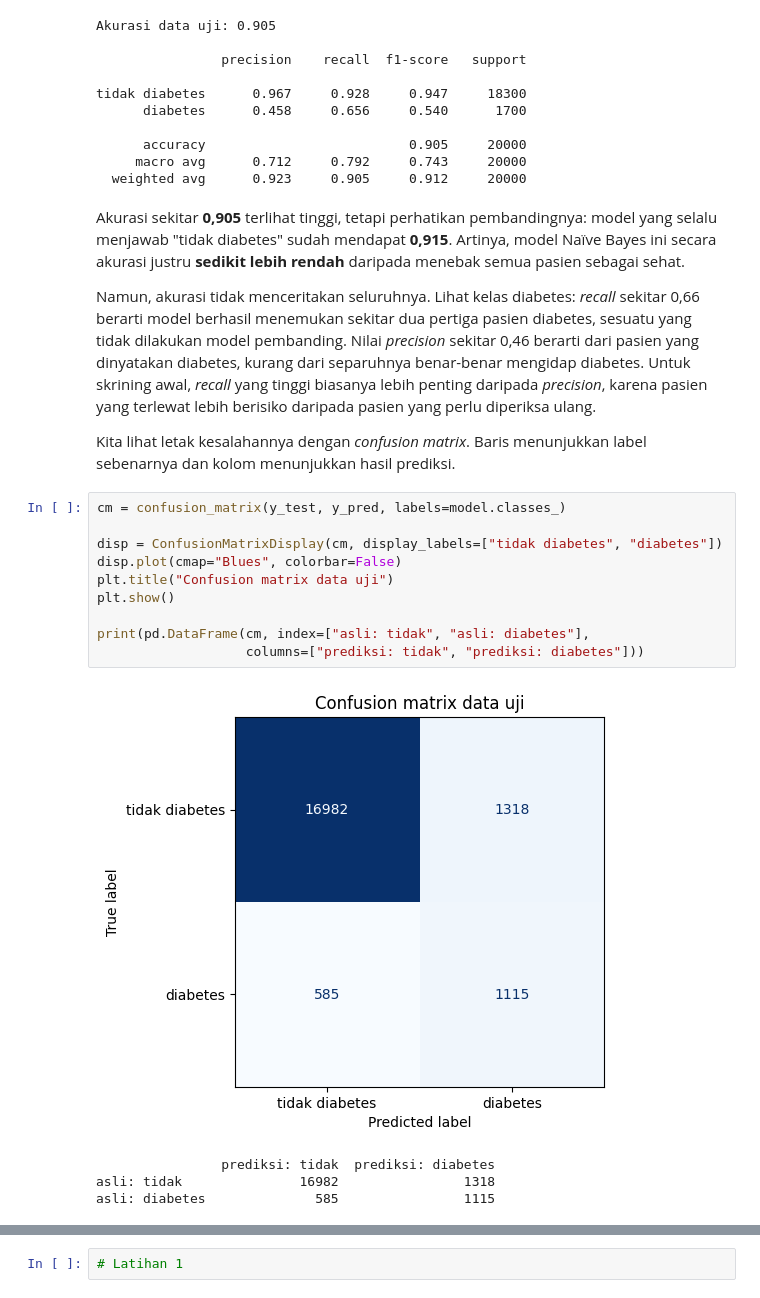
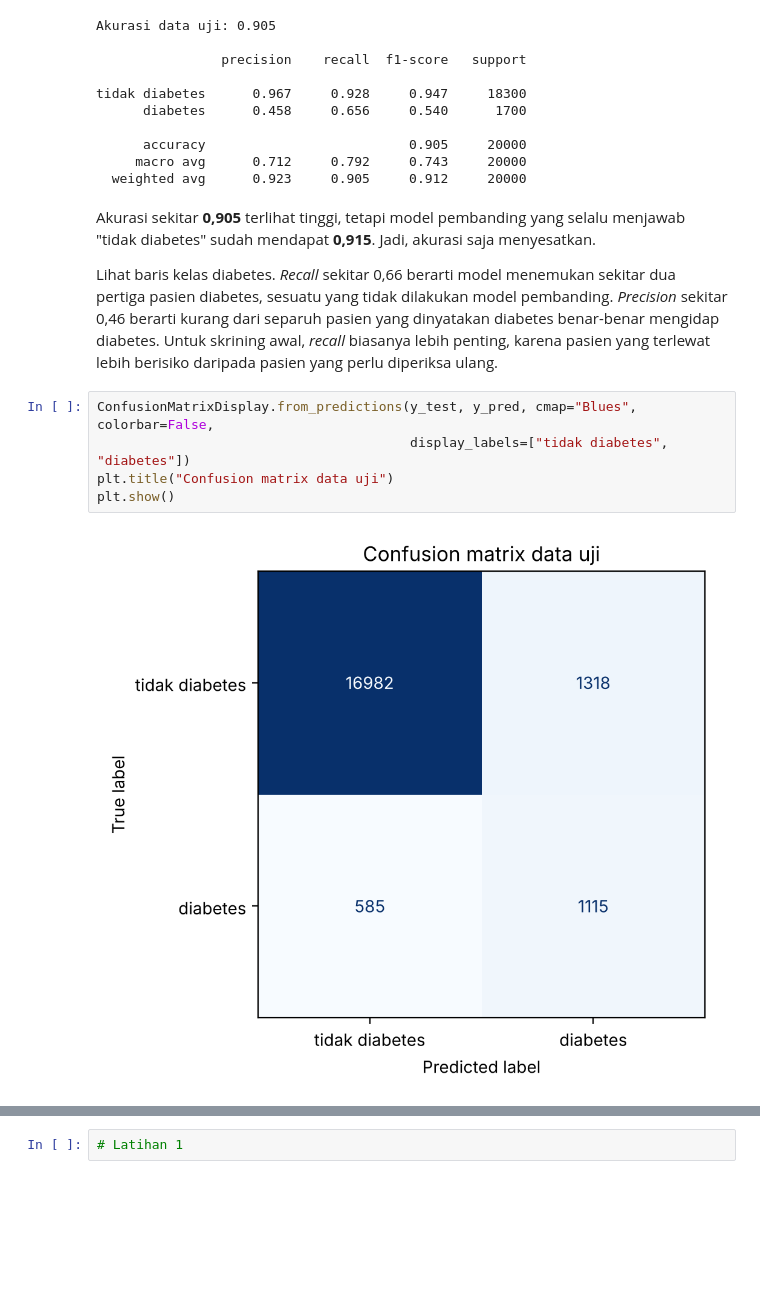
Before and after one commit to ahmad-fathan/Fundamentals-of-Data-Science, a Jupyter notebook: Classification/bab-e3-naive-bayes-prediksi-diabetes.ipynb, the cells around one changed output, grey strips where cells are left out. Cells and saved outputs as stored; diff of their text form; blank space fills up the shorter version.

```diff
--- a/Classification/bab-e3-naive-bayes-prediksi-diabetes.ipynb
+++ b/Classification/bab-e3-naive-bayes-prediksi-diabetes.ipynb
@@ -349,26 +161,16 @@ tidak diabetes      0.967     0.928     0.947     18300
      macro avg      0.712     0.792     0.743     20000
   weighted avg      0.923     0.905     0.912     20000
 # %% [markdown]
-Akurasi sekitar **0,905** terlihat tinggi, tetapi perhatikan pembandingnya: model yang selalu menjawab "tidak diabetes" sudah mendapat **0,915**. Artinya, model Naïve Bayes ini secara akurasi justru **sedikit lebih rendah** daripada menebak semua pasien sebagai sehat.
+Akurasi sekitar **0,905** terlihat tinggi, tetapi model pembanding yang selalu menjawab "tidak diabetes" sudah mendapat **0,915**. Jadi, akurasi saja menyesatkan.
 
-Namun, akurasi tidak menceritakan seluruhnya. Lihat kelas diabetes: *recall* sekitar 0,66 berarti model berhasil menemukan sekitar dua pertiga pasien diabetes, sesuatu yang tidak dilakukan model pembanding. Nilai *precision* sekitar 0,46 berarti dari pasien yang dinyatakan diabetes, kurang dari separuhnya benar-benar mengidap diabetes. Untuk skrining awal, *recall* yang tinggi biasanya lebih penting daripada *precision*, karena pasien yang terlewat lebih berisiko daripada pasien yang perlu diperiksa ulang.
-
-Kita lihat letak kesalahannya dengan *confusion matrix*. Baris menunjukkan label sebenarnya dan kolom menunjukkan hasil prediksi.
+Lihat baris kelas diabetes. *Recall* sekitar 0,66 berarti model menemukan sekitar dua pertiga pasien diabetes, sesuatu yang tidak dilakukan model pembanding. *Precision* sekitar 0,46 berarti kurang dari separuh pasien yang dinyatakan diabetes benar-benar mengidap diabetes. Untuk skrining awal, *recall* biasanya lebih penting, karena pasien yang terlewat lebih berisiko daripada pasien yang perlu diperiksa ulang.
 # %%
-cm = confusion_matrix(y_test, y_pred, labels=model.classes_)
-
-disp = ConfusionMatrixDisplay(cm, display_labels=["tidak diabetes", "diabetes"])
-disp.plot(cmap="Blues", colorbar=False)
+ConfusionMatrixDisplay.from_predictions(y_test, y_pred, cmap="Blues", colorbar=False,
+                                        display_labels=["tidak diabetes", "diabetes"])
 plt.title("Confusion matrix data uji")
 plt.show()
-
-print(pd.DataFrame(cm, index=["asli: tidak", "asli: diabetes"],
-                   columns=["prediksi: tidak", "prediksi: diabetes"]))
 # %% [output]
-[figure, old version]
+[figure, new version]
-                prediksi: tidak  prediksi: diabetes
-asli: tidak               16982                1318
-asli: diabetes              585                1115
 # %% [markdown]
 Angka di diagonal adalah prediksi yang benar. Kesalahannya ada dua jenis:
 
```
Also changed, not shown: parts of 52 cells of this notebook, 2 other files.
